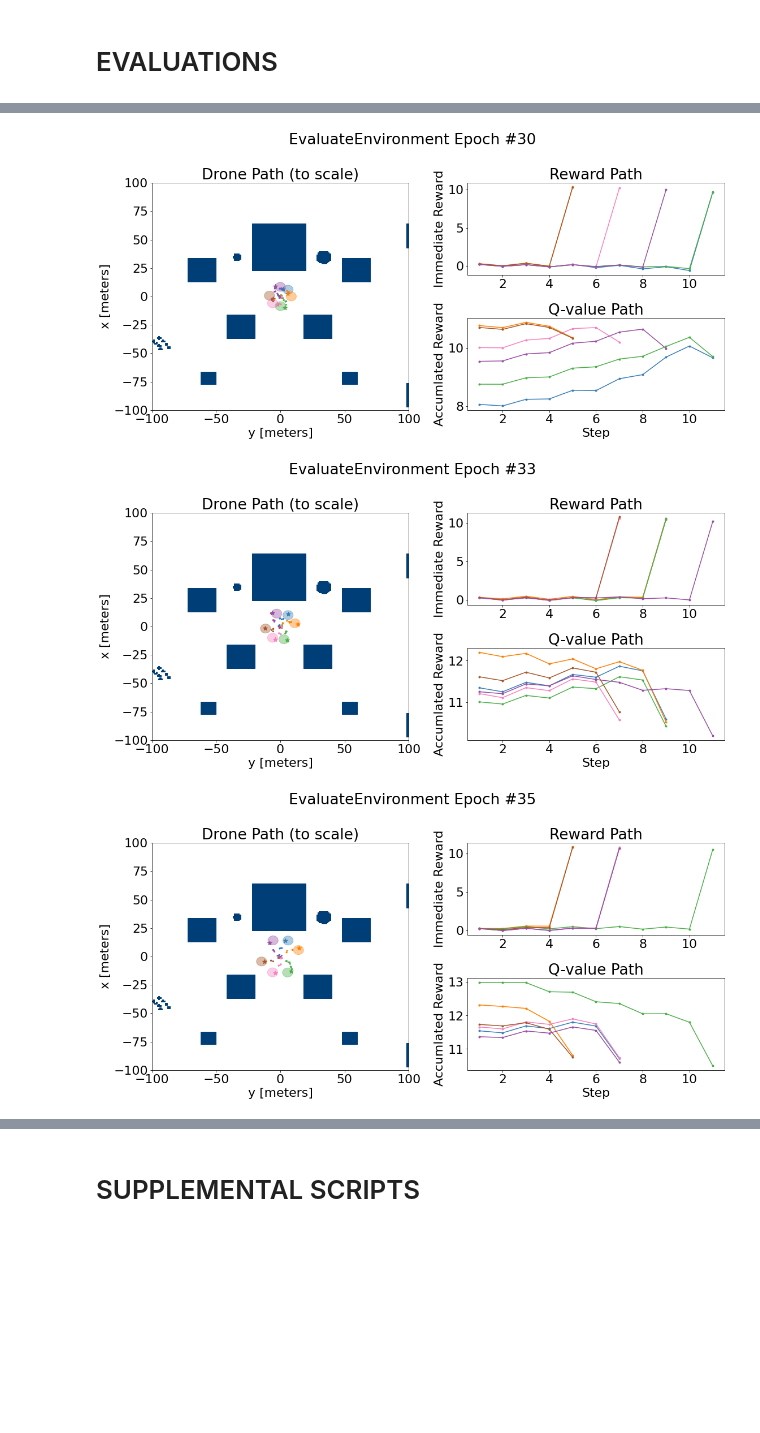
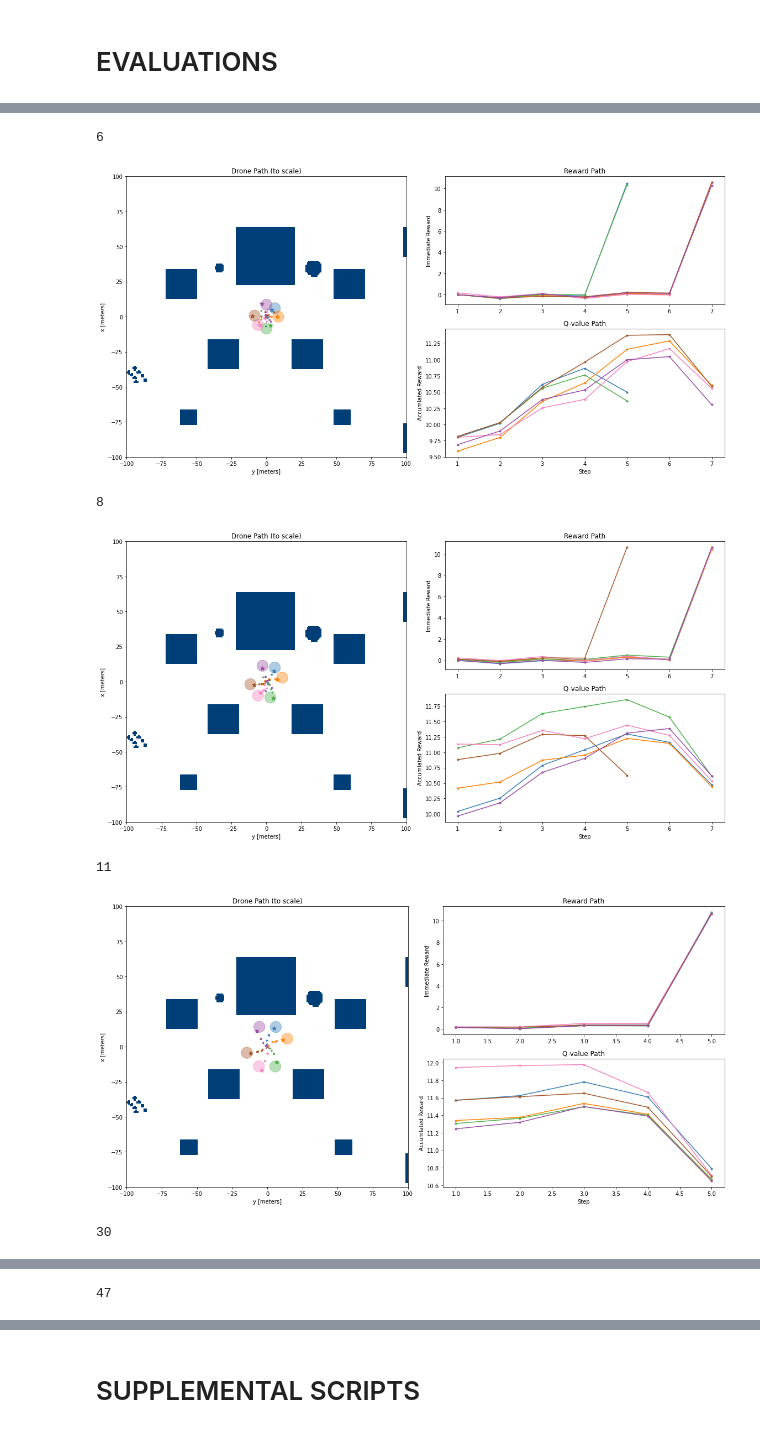
Before and after one commit to WreckItTim/rl_drone, a Jupyter notebook: Evaluation_Notebook.ipynb, the cells around one changed output, grey strips where cells are left out. Cells and saved outputs as stored; diff of their text form; code cells hidden in the pictures; blank space fills up the shorter version.

```diff
--- a/Evaluation_Notebook.ipynb
+++ b/Evaluation_Notebook.ipynb
@@ -368,7 +368,7 @@ for variable in all_variables:
                     df_data['epoch'].append(evaluation)
             df = pd.DataFrame(df_data)
             heatmap_data = pd.pivot_table(df, values='count', index=[shorten[variable]], columns='epoch')
-            sns.heatmap(heatmap_data)
+            sns.heatmap(heatmap_data, cbar=False)
             plt.title(instance)
             plt.tight_layout()
             plt.savefig(plot_dir + plot_name + '.png')
@@ -442,13 +442,10 @@ for instance in path_instances:
             Q_paths.append(Q_path)
             # plot every 8 episodes
             if episode == len(episodes)-1 or (episode > 0 and episode%8 == 0):
+                print(set_num)
                 # subplots
                 fig, ((ax1, ax2), (ax3, ax4)) = plt.subplots(nrows=2, ncols=2)
                 fig.set_size_inches(16, 8)
-                if 'train' in instance:
-                    fig.suptitle(instance + ' Final Set')
-                else:
-                    fig.suptitle(instance + ' Epoch #' + str(set_num))
                 ax1 = plt.subplot2grid((2, 2), (0, 0), rowspan=2)
                 ax2 = plt.subplot2grid((2, 2), (0, 1), colspan=1)
                 ax3 = plt.subplot2grid((2, 2), (1, 1), colspan=1)
@@ -489,33 +486,37 @@ for instance in path_instances:
                 # PLOT REWARDS
                 ax2.set_title('Reward Path')
                 #ax2.set_xlabel('Step')
                 ax2.set_ylabel('Immediate Reward')
                 for idx in range(len(reward_paths)):
                     color = color_blinds_list[idx]
                     ax2.plot([i+1 for i in range(len(reward_paths[idx]))], reward_paths[idx], color=color, marker='.')
                 # PLOT Q-VALUES
                 ax3.set_title('Q-value Path')
                 ax3.set_xlabel('Step')
                 ax3.set_ylabel('Accumlated Reward')
                 for idx in range(len(Q_paths)):
                     color = color_blinds_list[idx]
                     ax3.plot([i+1 for i in range(len(Q_paths[idx]))], Q_paths[idx], color=color, marker='.')
                 # plot legend
                 #ax2.legend(legend, loc='center left', bbox_to_anchor=(1, 0.5))
                 plt.tight_layout()
                 # Show the graph
                 plot_name = instance + '_best_path'
                 plt.savefig(plot_dir + plot_name + '.png')
                 plt.show()
                 # reset path arrays
                 paths = []
                 reward_paths = []
                 Q_paths = []
                 goals = []
                 spawns = []
                 termination_reasons = []
                 episode_numbers = []
 # %% [output]
+6
-[figure, old version]
+[figure, new version]
+8
-[figure, old version]
+[figure, new version]
+11
-[figure, old version]
+[figure, new version]
+30
@@ -521,0 +524 @@ for instance in path_instances:
+47
```
Also changed, not shown: parts of 13 cells of this notebook, 3 other files.
